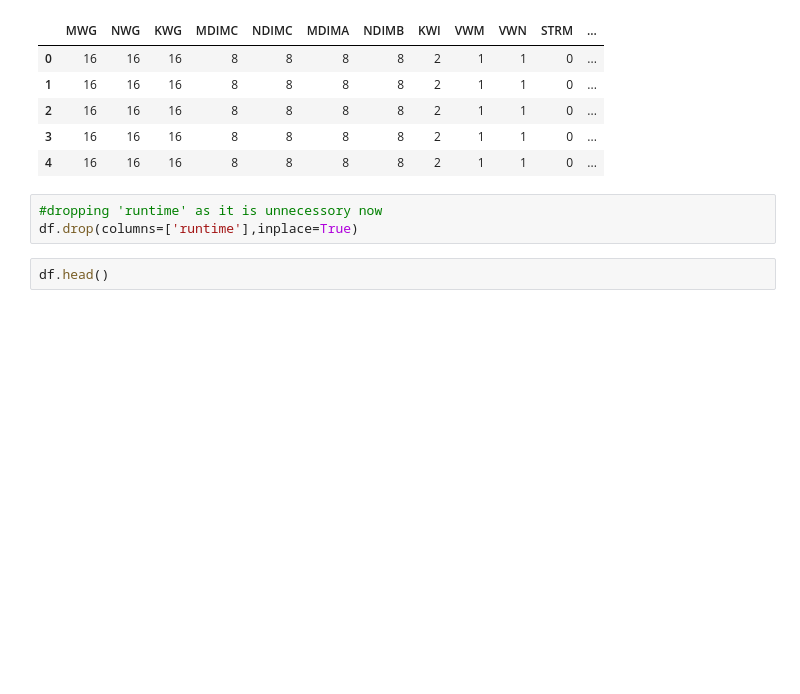
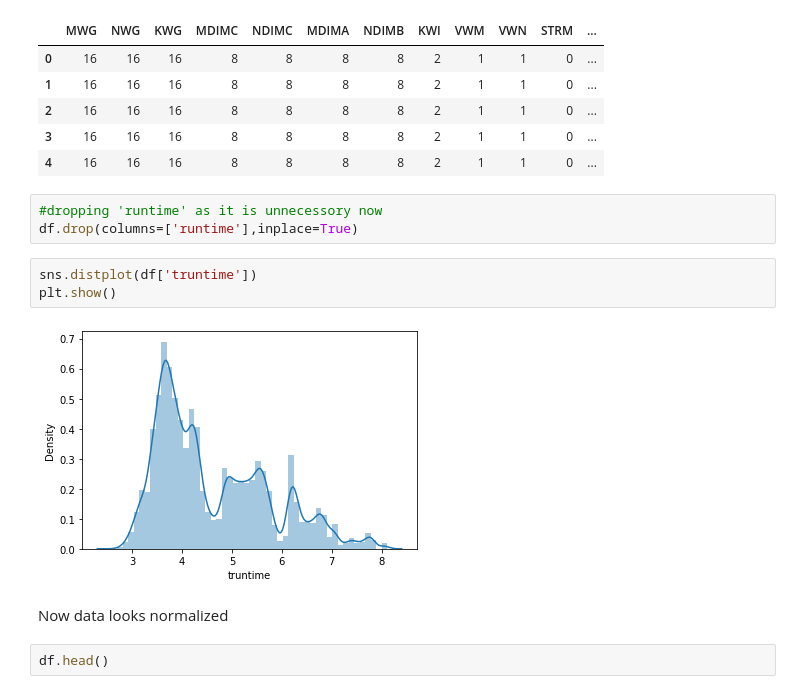
Before and after one commit to charann90/SGEMM-GPU-Kernel-Performance, a Jupyter notebook: SGEMM_GPU_Kernel_Performance_Capstone_Project.ipynb, the cells around one changed output. Saved outputs shown, nothing was run; the diff lists cells and outputs as text; blank space fills up the shorter version.

```diff
--- a/SGEMM_GPU_Kernel_Performance_Capstone_Project.ipynb
+++ b/SGEMM_GPU_Kernel_Performance_Capstone_Project.ipynb
@@ -225,6 +233,13 @@ df.head()
 # %%
 #dropping 'runtime' as it is unnecessory now
 df.drop(columns=['runtime'],inplace=True)
+# %%
+sns.distplot(df['truntime'])
+plt.show()
+# %% [output]
+[figure, added]
+# %% [markdown]
+Now data looks normalized
 # %%
 df.head()
 # %% [output]
```
Also changed, not shown: parts of 13 cells of this notebook.
